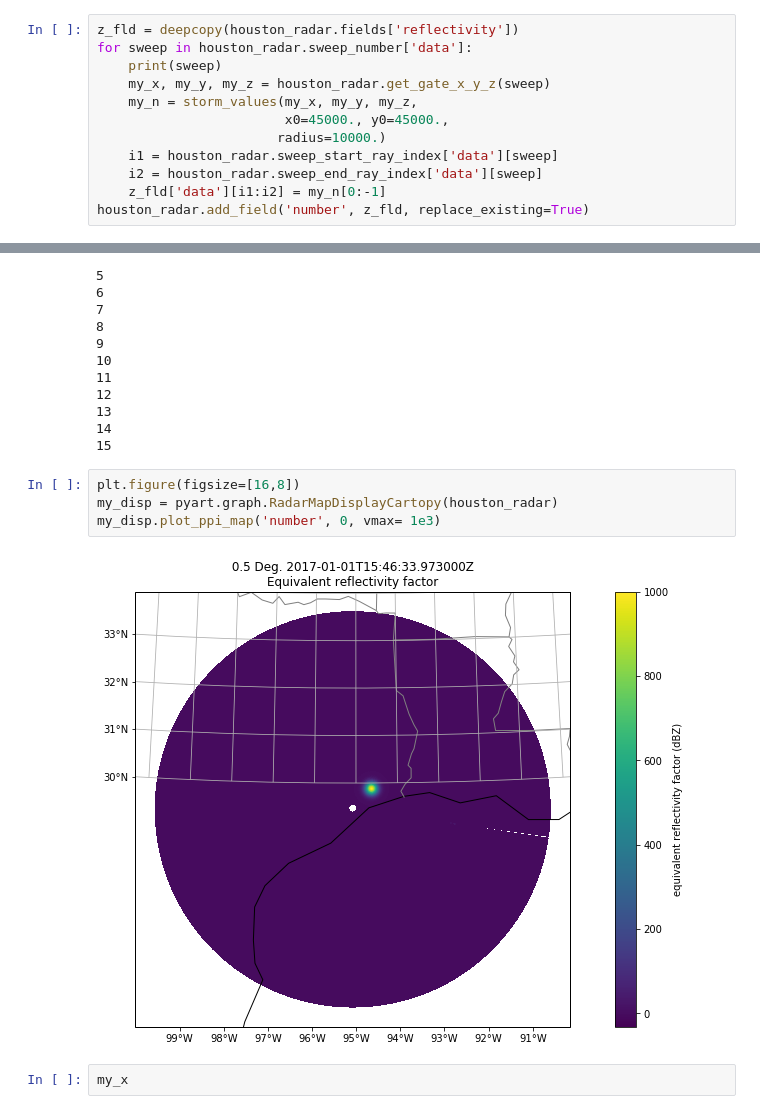
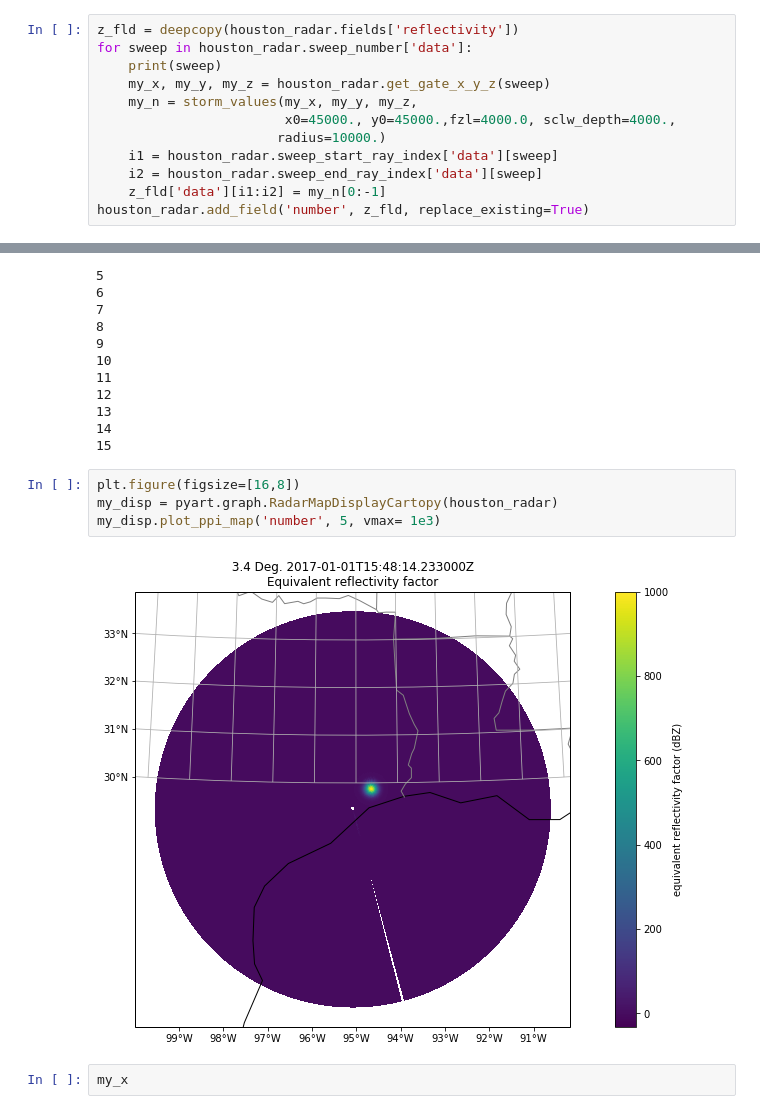
Before and after one commit to EVS-ATMOS/houston, a Jupyter notebook: notebooks/Synthetic Storms.ipynb, the cells around one changed output, grey strips where cells are left out. Drawn from its saved outputs; the diff is of its cells as text.

```diff
--- a/notebooks/Synthetic Storms.ipynb
+++ b/notebooks/Synthetic Storms.ipynb
@@ -143,7 +153,7 @@ for sweep in houston_radar.sweep_number['data']:
     print(sweep)
     my_x, my_y, my_z = houston_radar.get_gate_x_y_z(sweep)
     my_n = storm_values(my_x, my_y, my_z,
-                        x0=45000., y0=45000.,
+                        x0=45000., y0=45000.,fzl=4000.0, sclw_depth=4000.,
                        radius=10000.)
     i1 = houston_radar.sweep_start_ray_index['data'][sweep]
     i2 = houston_radar.sweep_end_ray_index['data'][sweep]
@@ -169,9 +179,9 @@ houston_radar.add_field('number', z_fld, replace_existing=True)
 # %%
 plt.figure(figsize=[16,8])
 my_disp = pyart.graph.RadarMapDisplayCartopy(houston_radar)
-my_disp.plot_ppi_map('number', 0, vmax= 1e3)
+my_disp.plot_ppi_map('number', 5, vmax= 1e3)
 # %% [output]
-[figure, old version]
+[figure, new version]
 # %%
 my_x
 # %% [output]
```
Also changed, not shown: parts of 8 cells of this notebook, 2 other files.
